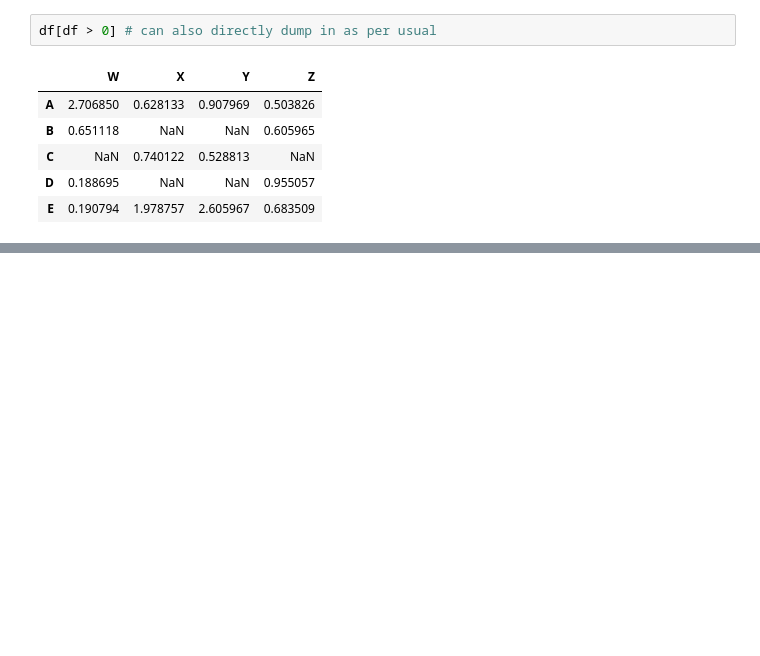
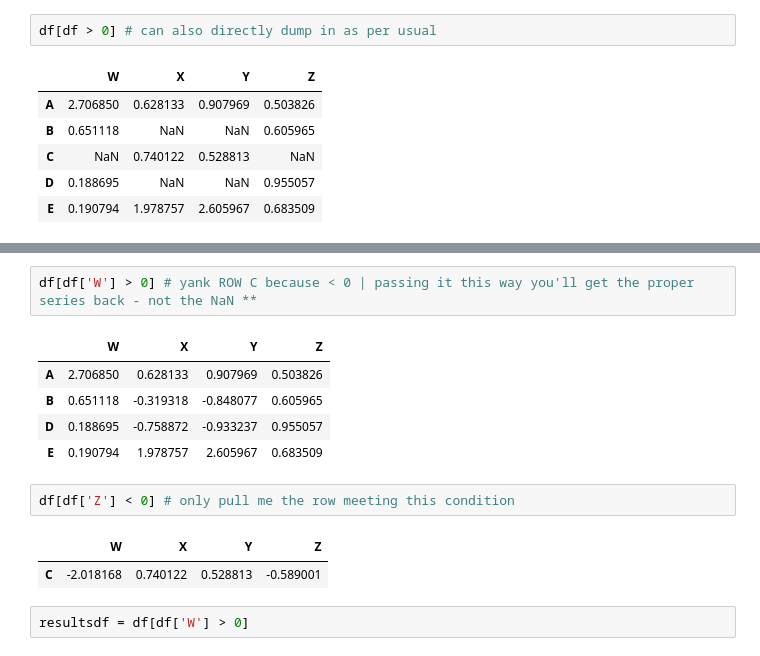
Before and after one commit to andruschak/python, a Jupyter notebook: experimental/Pandas.ipynb, the cells around one changed output, grey strips where cells are left out. Saved outputs shown, nothing was run; the diff lists cells and outputs as text; blank space fills up the shorter version.

```diff
--- a/experimental/Pandas.ipynb
+++ b/experimental/Pandas.ipynb
@@ -223,0 +242,15 @@ df[df > 0] # can also directly dump in as per usual
+# %%
+df[df['W'] > 0] # yank ROW C because < 0 | passing it this way you'll get the proper series back - not the NaN **
+# %% [output]
+|  | W | X | Y | Z |
+| A | 2.706850 | 0.628133 | 0.907969 | 0.503826 |
+| B | 0.651118 | -0.319318 | -0.848077 | 0.605965 |
+| D | 0.188695 | -0.758872 | -0.933237 | 0.955057 |
+| E | 0.190794 | 1.978757 | 2.605967 | 0.683509 |
+# %%
+df[df['Z'] < 0] # only pull me the row meeting this condition
+# %% [output]
+|  | W | X | Y | Z |
+| C | -2.018168 | 0.740122 | 0.528813 | -0.589001 |
+# %%
+resultsdf = df[df['W'] > 0]
```
Also changed, not shown: parts of 16 cells of this notebook.
